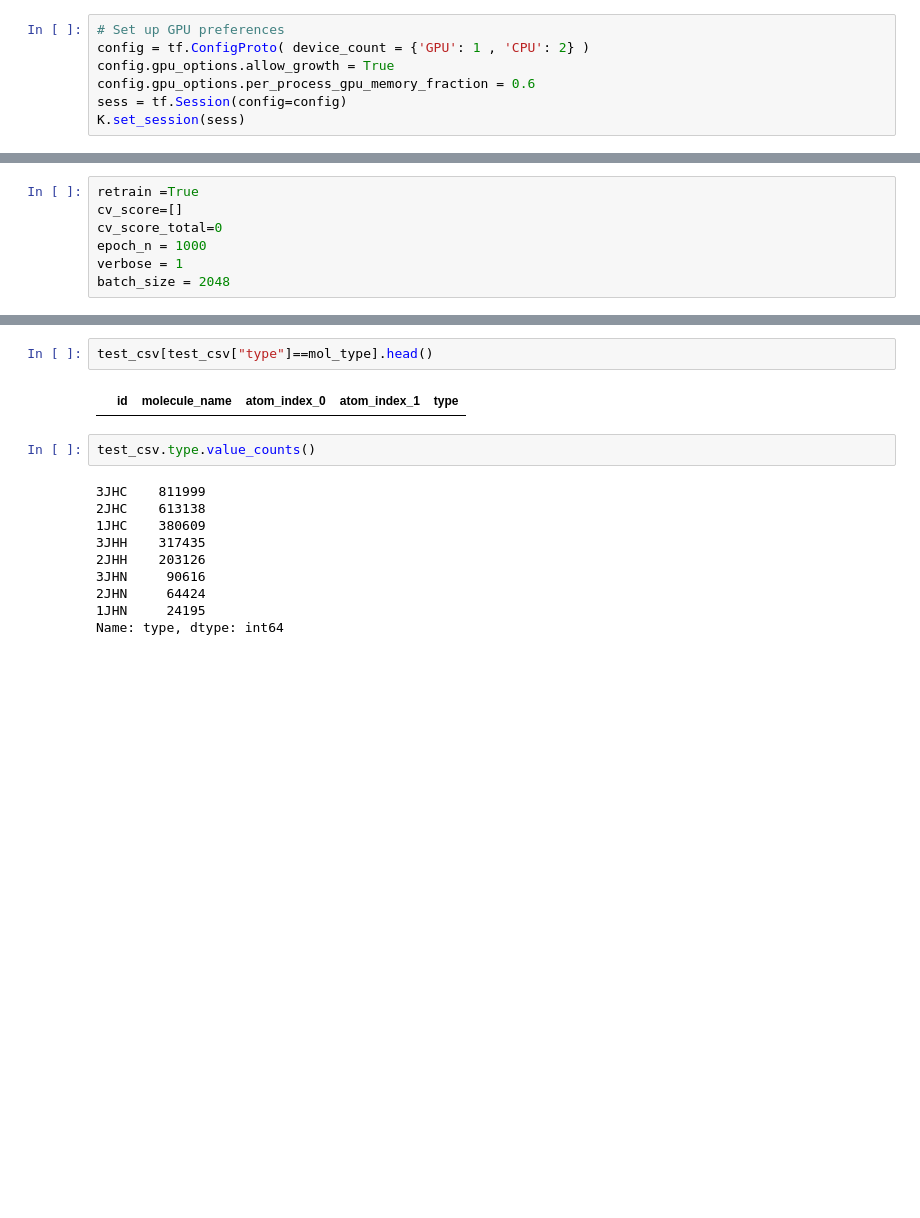
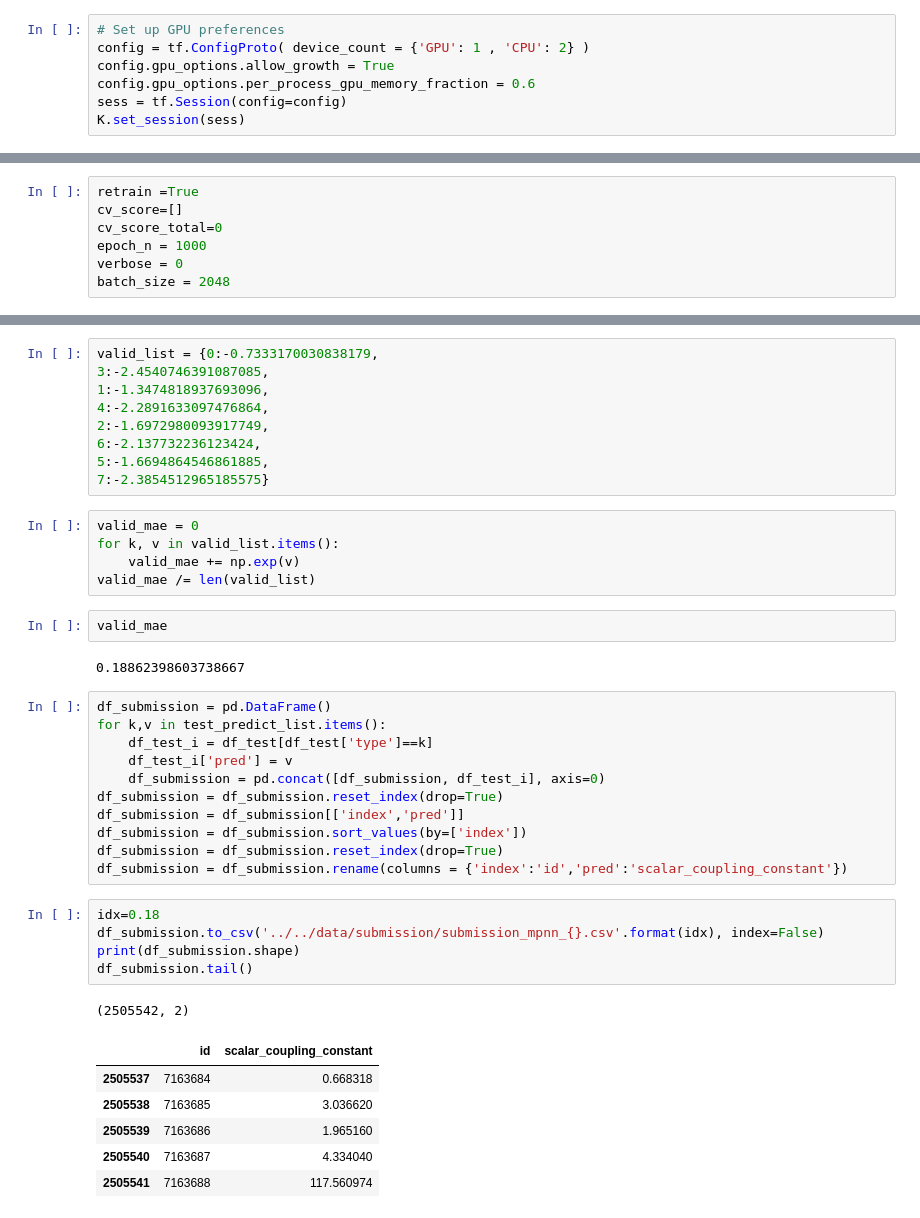
Before and after one commit to arhow/MolecularProperties, a Jupyter notebook: molecularproperties/MLP/deep-learning-fork-and-tweaks-lb-1-674.ipynb, the cells around one changed output, grey strips where cells are left out. Cells and saved outputs as stored; diff of their text form; blank space fills up the shorter version.

```diff
--- a/molecularproperties/MLP/deep-learning-fork-and-tweaks-lb-1-674.ipynb
+++ b/molecularproperties/MLP/deep-learning-fork-and-tweaks-lb-1-674.ipynb
@@ -101,6 +145,6 @@ retrain =True
 cv_score=[]
 cv_score_total=0
 epoch_n = 1000
-verbose = 1
+verbose = 0
 batch_size = 2048
 # %%
@@ -199,16 +299,42 @@ ValueError: NumPy boolean array indexing assignment cannot assign 2505542 input
-# %%
-test_csv[test_csv["type"]==mol_type].head()
-# %% [output]
-|  | id | molecule_name | atom_index_0 | atom_index_1 | type |
-# %%
-test_csv.type.value_counts()
-# %% [output]
-3JHC    811999
-2JHC    613138
-1JHC    380609
-3JHH    317435
-2JHH    203126
-3JHN     90616
-2JHN     64424
-1JHN     24195
-Name: type, dtype: int64
+# %%
+valid_list = {0:-0.7333170030838179,
+3:-2.4540746391087085,
+1:-1.3474818937693096,
+4:-2.2891633097476864,
+2:-1.6972980093917749,
+6:-2.137732236123424,
+5:-1.6694864546861885,
+7:-2.3854512965185575}
+# %%
+valid_mae = 0
+for k, v in valid_list.items():
+    valid_mae += np.exp(v)
+valid_mae /= len(valid_list)
+# %%
+valid_mae
+# %% [output]
+0.18862398603738667
+# %%
+df_submission = pd.DataFrame()
+for k,v in test_predict_list.items():
+    df_test_i = df_test[df_test['type']==k]
+    df_test_i['pred'] = v
+    df_submission = pd.concat([df_submission, df_test_i], axis=0)
+df_submission = df_submission.reset_index(drop=True)
+df_submission = df_submission[['index','pred']]
+df_submission = df_submission.sort_values(by=['index'])
+df_submission = df_submission.reset_index(drop=True)
+df_submission = df_submission.rename(columns = {'index':'id','pred':'scalar_coupling_constant'})
+# %%
+idx=0.18
+df_submission.to_csv('../../data/submission/submission_mpnn_{}.csv'.format(idx), index=False)
+print(df_submission.shape)
+df_submission.tail()
+# %% [output]
+(2505542, 2)
+|  | id | scalar_coupling_constant |
+| 2505537 | 7163684 | 0.668318 |
+| 2505538 | 7163685 | 3.036620 |
+| 2505539 | 7163686 | 1.965160 |
+| 2505540 | 7163687 | 4.334040 |
+| 2505541 | 7163688 | 117.560974 |
```
Also changed, not shown: parts of 23 cells of this notebook, 1 other file.
